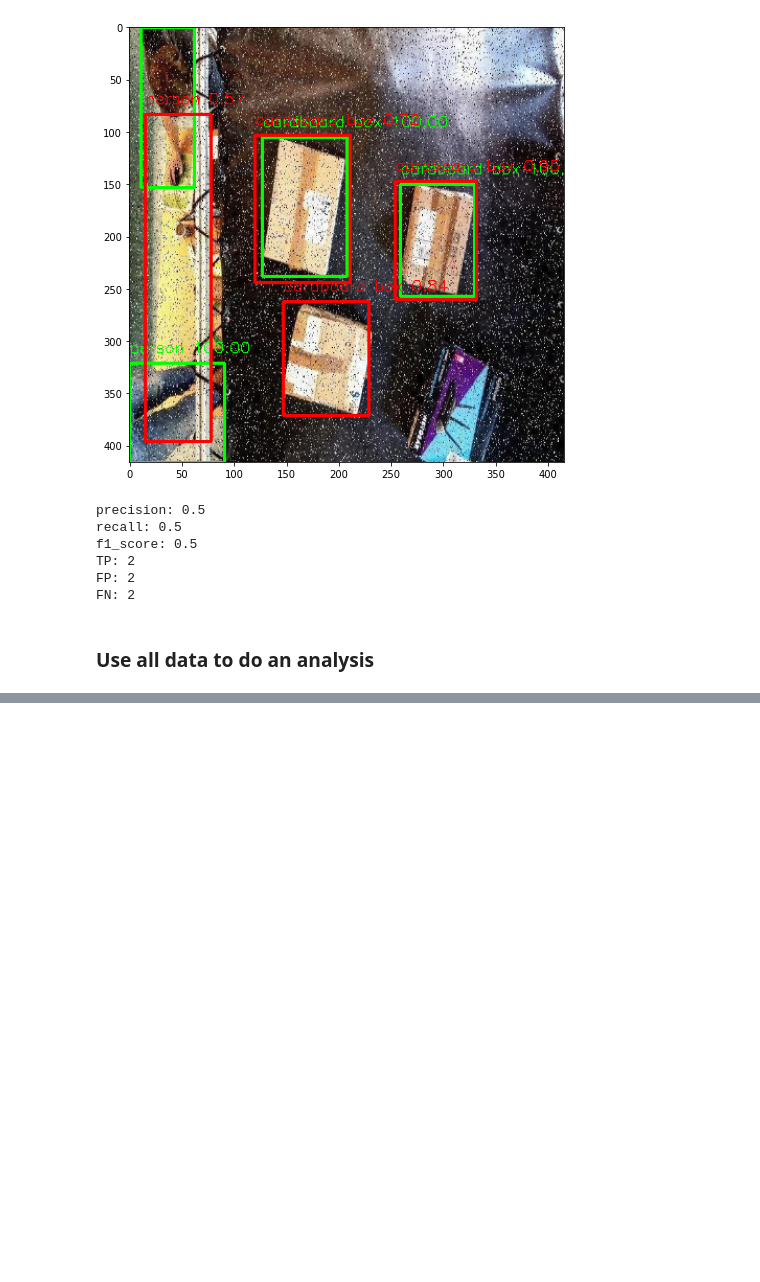
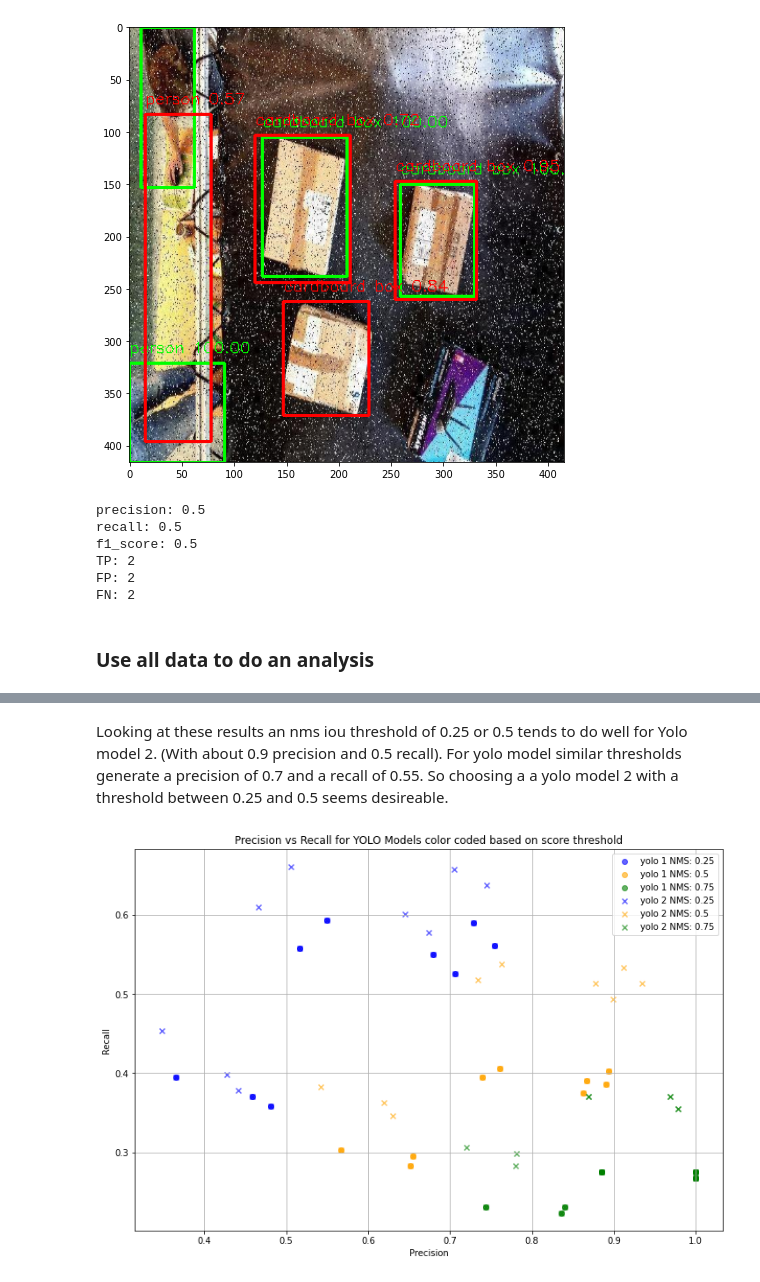
Before and after one commit to kaneelgit/senevirathne-kaneel-EN705603, a Jupyter notebook: techtrack/notebooks/model_performance.ipynb, the cells around one changed output, grey strips where cells are left out. Drawn from its saved outputs; the diff is of its cells as text; code cells hidden in the pictures; blank space fills up the shorter version.

```diff
--- a/techtrack/notebooks/model_performance.ipynb
+++ b/techtrack/notebooks/model_performance.ipynb
@@ -304,0 +414,36 @@ KeyboardInterrupt:
+# %% [markdown]
+Looking at these results an nms iou threshold of 0.25 or 0.5 tends to do well for Yolo model 2. (With about 0.9 precision and 0.5 recall). For yolo model similar thresholds generate a precision of 0.7 and a recall of 0.55. So choosing a a yolo model 2 with a threshold between 0.25 and 0.5 seems desireable.
+# %%
+# Plotting
+plt.figure(figsize=(12, 8))
+
+# Colors based on IoU thresholds
+colors = {0.25: 'blue', 0.50: 'orange', 0.75: 'green'}
+
+# Marker styles for each model
+marker_styles = {'yolo 1': 'o', 'yolo 2': 'x'}
+# Marker styles for each model
+marker_styles = {'yolo 1': 'o', 'yolo 2': 'x'}
+
+for model in df['model'].unique():
+    model_data = df[df['model'] == model]
+
+    # Scatter plot
+    for threshold in model_data['score_threshold'].unique():
+        threshold_data = model_data[model_data['score_threshold'] == threshold]
+        plt.scatter(threshold_data['precision'],
+                    threshold_data['recall'],
+                    label=f'{model} NMS: {threshold}',
+                    color=colors[threshold],
+                    alpha=0.6,
+                    marker=marker_styles[model])
+
+# Adding labels and legend
+plt.title('Precision vs Recall for YOLO Models color coded based on score threshold')
+plt.xlabel('Precision')
+plt.ylabel('Recall')
+plt.legend()
+plt.grid(True)
+plt.show()
+# %% [output]
+[figure, added]
```
Also changed, not shown: parts of 14 cells of this notebook.
